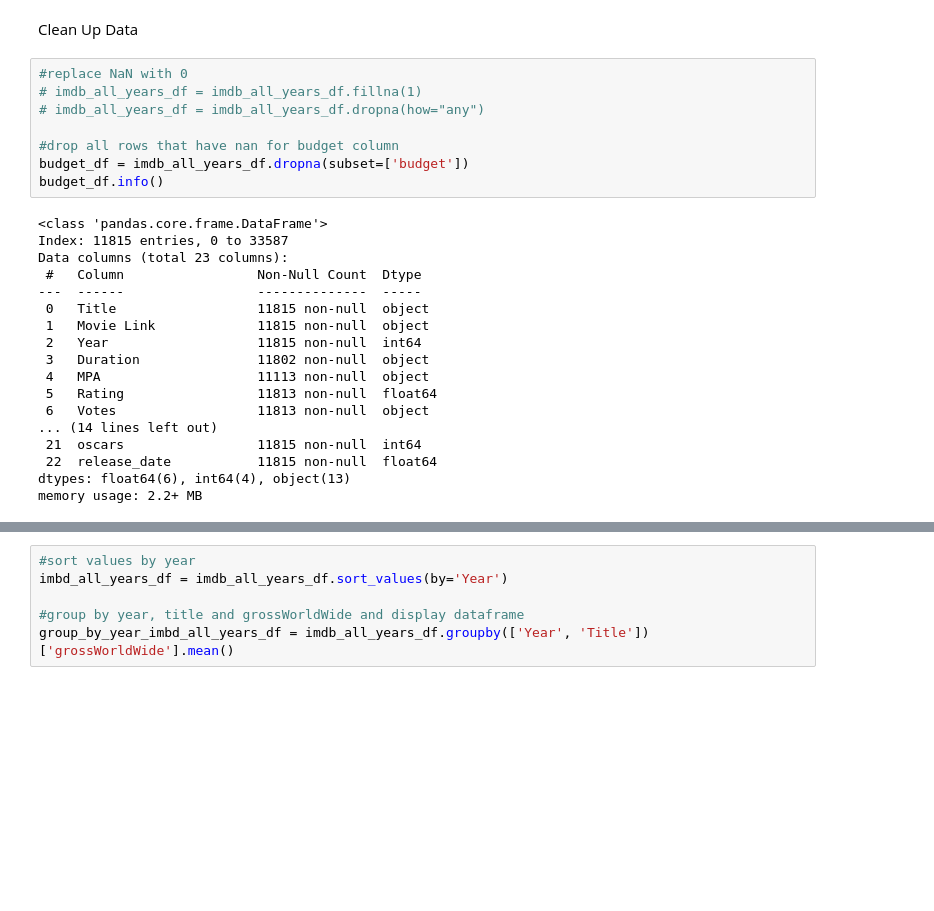
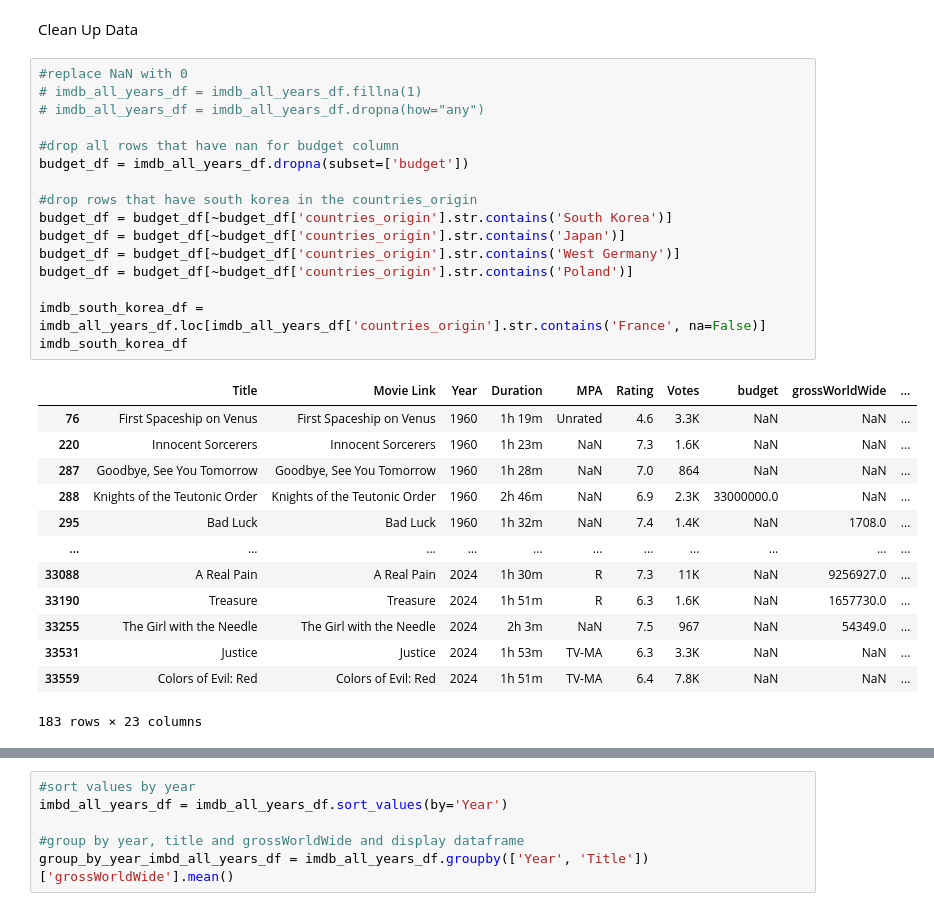
Before and after one commit to DaxKelson/aibootcampGroup3Project1, a Jupyter notebook: min_budget_threshold.ipynb, the cells around one changed output, grey strips where cells are left out. Saved outputs shown, nothing was run; the diff lists cells and outputs as text; blank space fills up the shorter version.

```diff
--- a/min_budget_threshold.ipynb
+++ b/min_budget_threshold.ipynb
@@ -52,29 +39,33 @@ Clean Up Data
 # %%
 #replace NaN with 0
 # imdb_all_years_df = imdb_all_years_df.fillna(1)
 # imdb_all_years_df = imdb_all_years_df.dropna(how="any")
 
 #drop all rows that have nan for budget column
 budget_df = imdb_all_years_df.dropna(subset=['budget'])
-budget_df.info()
+
+#drop rows that have south korea in the countries_origin
+budget_df = budget_df[~budget_df['countries_origin'].str.contains('South Korea')]
+budget_df = budget_df[~budget_df['countries_origin'].str.contains('Japan')]
+budget_df = budget_df[~budget_df['countries_origin'].str.contains('West Germany')]
+budget_df = budget_df[~budget_df['countries_origin'].str.contains('Poland')]
+
+imdb_south_korea_df = imdb_all_years_df.loc[imdb_all_years_df['countries_origin'].str.contains('France', na=False)]
+imdb_south_korea_df
 # %% [output]
+|  | Title | Movie Link | Year | Duration | MPA | Rating | Votes | budget | grossWorldWide | ... |
+| 76 | First Spaceship on Venus | First Spaceship on Venus | 1960 | 1h 19m | Unrated | 4.6 | 3.3K | NaN | NaN | ... |
+| 220 | Innocent Sorcerers | Innocent Sorcerers | 1960 | 1h 23m | NaN | 7.3 | 1.6K | NaN | NaN | ... |
+| 287 | Goodbye, See You Tomorrow | Goodbye, See You Tomorrow | 1960 | 1h 28m | NaN | 7.0 | 864 | NaN | NaN | ... |
+| 288 | Knights of the Teutonic Order | Knights of the Teutonic Order | 1960 | 2h 46m | NaN | 6.9 | 2.3K | 33000000.0 | NaN | ... |
+| 295 | Bad Luck | Bad Luck | 1960 | 1h 32m | NaN | 7.4 | 1.4K | NaN | 1708.0 | ... |
+| ... | ... | ... | ... | ... | ... | ... | ... | ... | ... | ... |
+| 33088 | A Real Pain | A Real Pain | 2024 | 1h 30m | R | 7.3 | 11K | NaN | 9256927.0 | ... |
+| 33190 | Treasure | Treasure | 2024 | 1h 51m | R | 6.3 | 1.6K | NaN | 1657730.0 | ... |
+| 33255 | The Girl with the Needle | The Girl with the Needle | 2024 | 2h 3m | NaN | 7.5 | 967 | NaN | 54349.0 | ... |
+| 33531 | Justice | Justice | 2024 | 1h 53m | TV-MA | 6.3 | 3.3K | NaN | NaN | ... |
+| 33559 | Colors of Evil: Red | Colors of Evil: Red | 2024 | 1h 51m | TV-MA | 6.4 | 7.8K | NaN | NaN | ... |
-<class 'pandas.core.frame.DataFrame'>
-Index: 11815 entries, 0 to 33587
-Data columns (total 23 columns):
- #   Column                 Non-Null Count  Dtype
----  ------                 --------------  -----
- 0   Title                  11815 non-null  object
- 1   Movie Link             11815 non-null  object
- 2   Year                   11815 non-null  int64
- 3   Duration               11802 non-null  object
- 4   MPA                    11113 non-null  object
- 5   Rating                 11813 non-null  float64
- 6   Votes                  11813 non-null  object
-... (14 lines left out)
- 21  oscars                 11815 non-null  int64
- 22  release_date           11815 non-null  float64
-dtypes: float64(6), int64(4), object(13)
-memory usage: 2.2+ MB
+183 rows × 23 columns
 # %%
 imdb_all_years_df.dtypes
 # %% [output]
```
Also changed, not shown: parts of 6 cells of this notebook, 1 other file.
